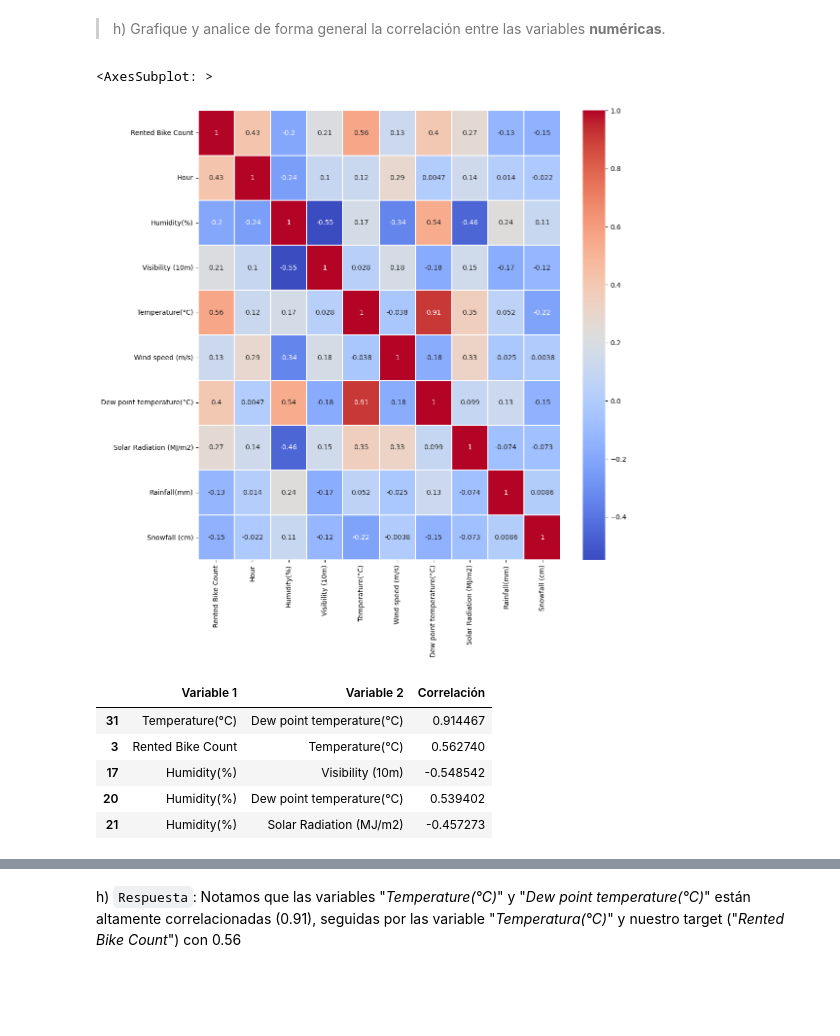
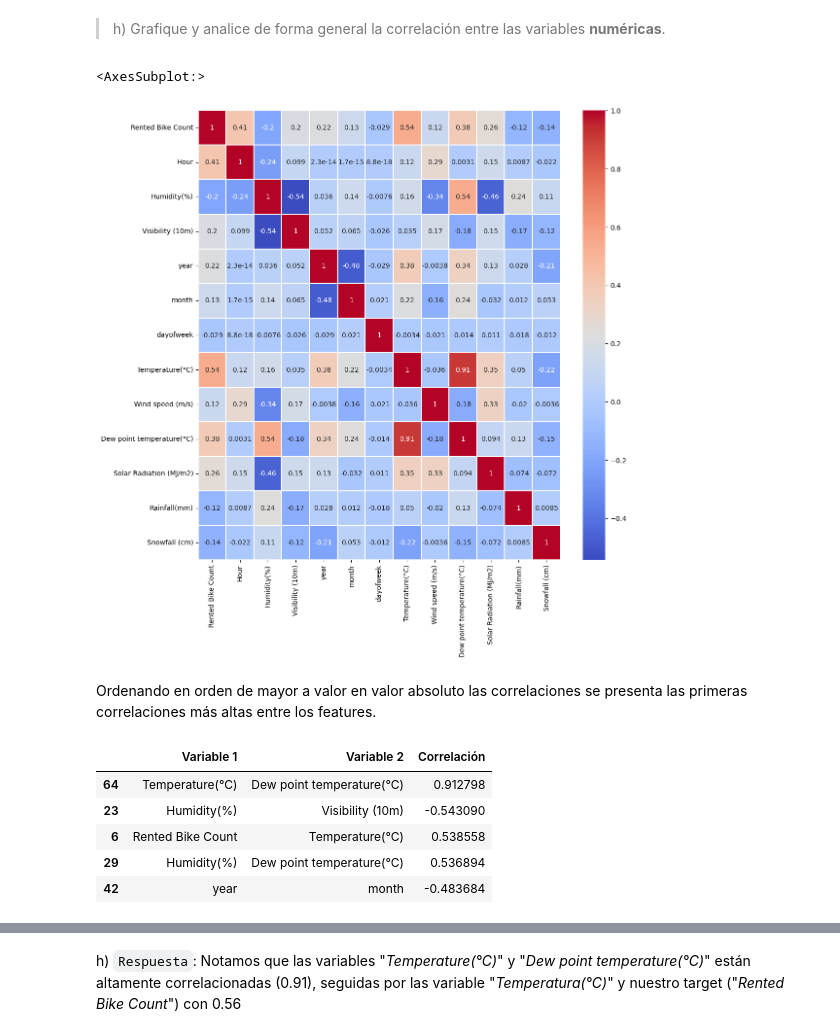
Before and after one commit to DYessouroun/Tareas-ML, a Jupyter notebook: Enunciado_tarea_1.ipynb, the cells around one changed output, grey strips where cells are left out. Drawn from its saved outputs; the diff is of its cells as text; code cells hidden in the pictures; blank space fills up the shorter version.

Commit message:
Revisiones primera parte

```diff
--- a/Enunciado_tarea_1.ipynb
+++ b/Enunciado_tarea_1.ipynb
@@ -295,12 +306,15 @@ Así, vemos que "_Rented Bike Count_" == 0 si y solo si "_Functioning Day_" == "
 # %%
 # Eliminar observaciones con "Functioning Day" == "No" (i.e. "Rented Bike Count" == 0)
-data = data_original.drop(data_original[data_original['Functioning Day'] == 'No'].index)
+# data = data_original.drop(data_original[data_original['Functioning Day'] == 'No'].index)
 # Eliminar columna "Functioning Day"
-data = data.drop(['Functioning Day'], axis = 1)
+# data = data.drop(['Functioning Day'], axis = 1)
 
 # Shape of the data.
-print("Total Rows and Columns in DataFrame is :", data.shape,"\n")
+#print("Total Rows and Columns in DataFrame is :", data.shape,"\n")
 
-data.reset_index(drop=True, inplace=True)
+#data.reset_index(drop=True, inplace=True)
 
-data.tail()
+#data.tail()
+
+# Acortamos el nombre del dataframe
+data = data_original.copy()
@@ -502,12 +532,13 @@ f) `Respuesta`: Ordenando de mayor a menor: Verano, Otoño, Primavera, Invierno.
 # %%
-data_original['year'] = data_original['Date'].dt.year
-data_original['month'] = data_original['Date'].dt.month
-data_original['dayofweek'] = data_original['Date'].dt.dayofweek  # 5 y 6 son weekend
-data_original.drop('Date', axis=1, inplace=True)
+#data_original['year'] = data_original['Date'].dt.year
+#data_original['month'] = data_original['Date'].dt.month
+#data_original['dayofweek'] = data_original['Date'].dt.dayofweek  # 5 y 6 son weekend
+#data_original.drop('Date', axis=1, inplace=True)
 
-data['year'] = data['Date'].dt.year
-data['month'] = data['Date'].dt.month
-data['dayofweek'] = data['Date'].dt.dayofweek  # 5 y 6 son weekend
+data['Date'] = data_original['Date']
+data['year'] = data_original['Date'].dt.year
+data['month'] = data_original['Date'].dt.month
+data['dayofweek'] = data_original['Date'].dt.dayofweek  # 5 y 6 son weekend
 data.drop('Date', axis=1, inplace=True)
 
 ###### Esto quizás debiésemos quitarlo para trabajar a la par entre data_original y data
@@ -520,7 +551,7 @@ data.drop('Date', axis=1, inplace=True)
 # Reordenamos las columnas del DataFrame
 #data = data.reindex(columns=new_order)
 
-data.head()
+data.head(100)
 # %% [output]
 |  | Rented Bike Count | Hour | Temperature(°C) | Humidity(%) | Wind speed (m/s) | Visibility (10m) | ... |
 | 0 | 254 | 0 | -5.2 | 37 | 2.2 | 2000 | ... |
@@ -532,19 +570,20 @@ data.head()
 > h) Grafique y analice de forma general la correlación entre las variables **numéricas**.
 # %%
 # Seleccionar variables numéricas
+info = datainfo(data)
+
 numericas = list(info[info['DataType'] == 'int64'].index) + list(info[info['DataType'] == 'float64'].index)
 
 data_corr= data[numericas].corr()
 plt.figure(figsize=(12,12))
 
 sns.heatmap(data_corr, cmap='coolwarm', linewidths=0.1, annot=True, linecolor='white')
 # %% [output]
-<AxesSubplot: >
+<AxesSubplot:>
-[figure, old version]
+[figure, new version]
+# %% [markdown]
+Ordenando en orden de mayor a valor en valor absoluto las correlaciones se presenta las primeras correlaciones más altas entre los features.
 # %%
-# Crear un DataFrame vacío
-data_mush = pd.DataFrame(columns=['Variable 1', 'Variable 2', 'Correlación'])
-
 # Crear una lista con todas las combinaciones posibles de las variables
 variable_combinations = [(i, j) for idx, i in enumerate(data_corr.columns) for j in data_corr.columns[idx+1:]]
 
@@ -559,15 +598,14 @@ new_df = pd.DataFrame({'Variable 1': [i for i, j in variable_combinations],
 # Ordenar el DataFrame por la correlación en valor absoluto
 new_df = new_df.iloc[(-new_df['Correlación'].abs()).argsort()]
 
-# Mostrar el DataFrame resultante
 new_df.head()
 # %% [output]
 |  | Variable 1 | Variable 2 | Correlación |
-| 31 | Temperature(°C) | Dew point temperature(°C) | 0.914467 |
-| 3 | Rented Bike Count | Temperature(°C) | 0.562740 |
-| 17 | Humidity(%) | Visibility (10m) | -0.548542 |
-| 20 | Humidity(%) | Dew point temperature(°C) | 0.539402 |
-| 21 | Humidity(%) | Solar Radiation (MJ/m2) | -0.457273 |
+| 64 | Temperature(°C) | Dew point temperature(°C) | 0.912798 |
+| 23 | Humidity(%) | Visibility (10m) | -0.543090 |
+| 6 | Rented Bike Count | Temperature(°C) | 0.538558 |
+| 29 | Humidity(%) | Dew point temperature(°C) | 0.536894 |
+| 42 | year | month | -0.483684 |
 # %%
 new_df[new_df['Variable 1'] == 'Rented Bike Count'].head()
 # %% [output]
```
Also changed, not shown: parts of 45 cells of this notebook.
